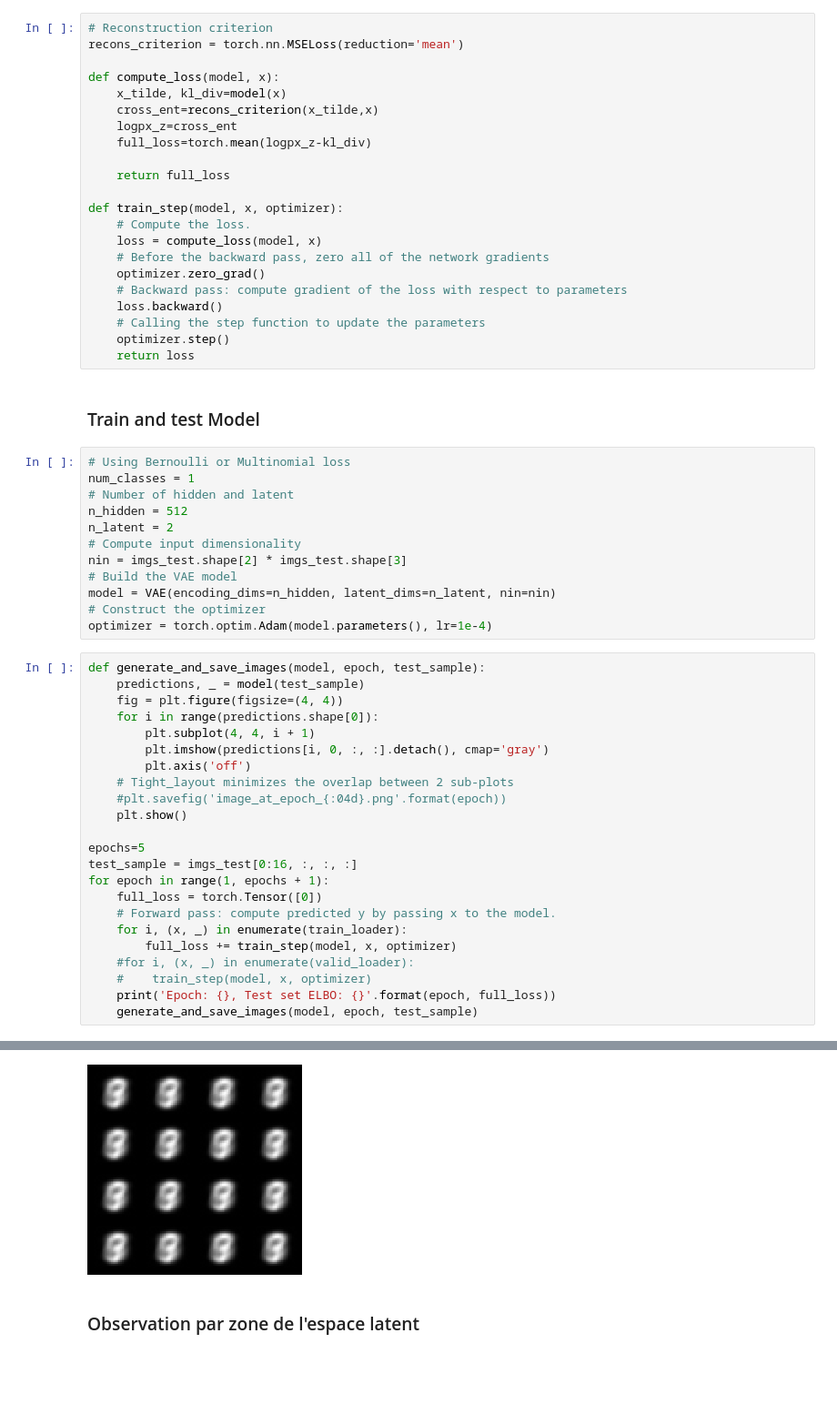
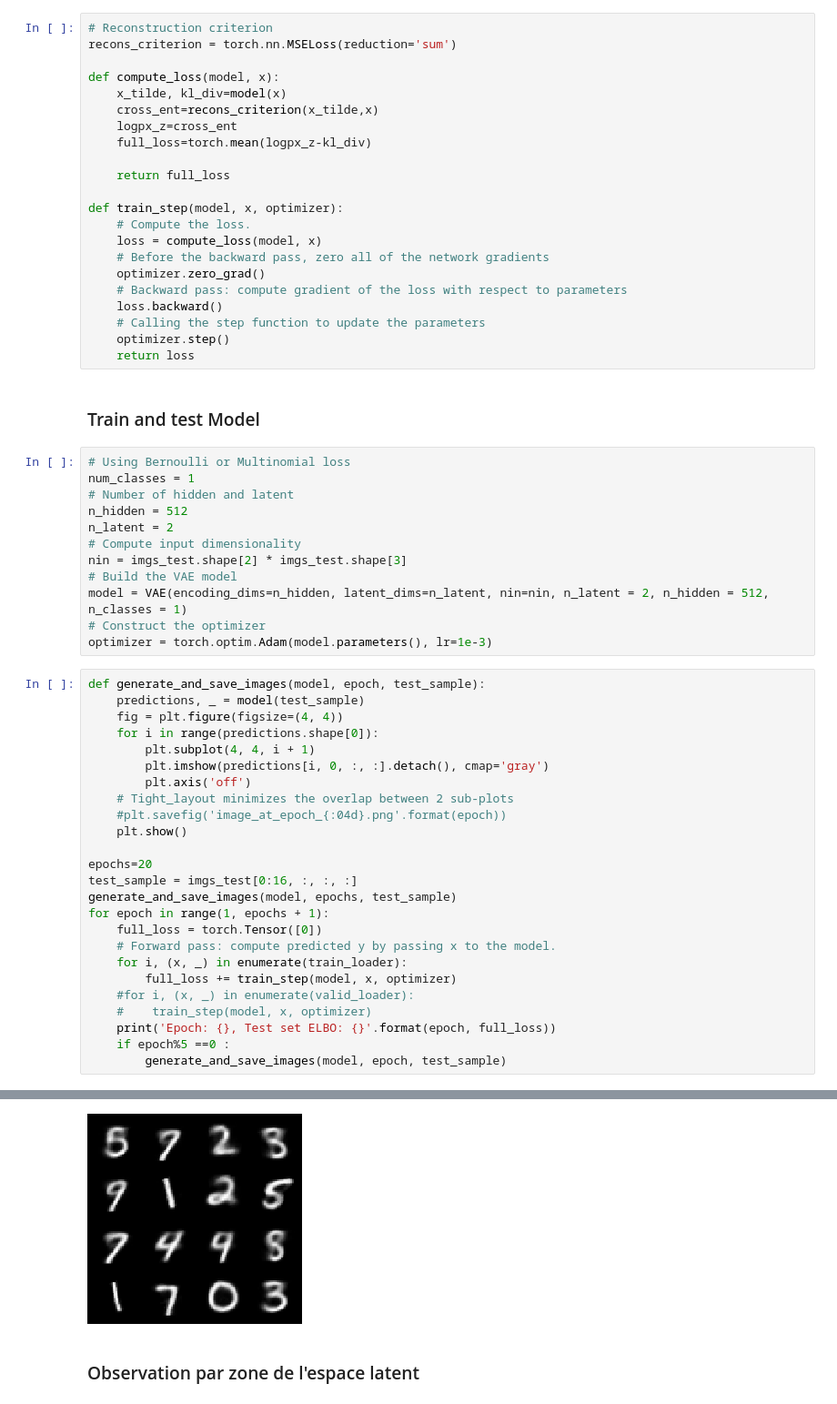
Before and after one commit to ArganVerrier/Learning-controls-and-interactions-for-DDSP, a Jupyter notebook: VAE_groupe-Copy1.ipynb, the cells around one changed output, grey strips where cells are left out. Shown at 91% size. Cells and saved outputs as stored; diff of their text form; blank space fills up the shorter version.

```diff
--- a/VAE_groupe-Copy1.ipynb
+++ b/VAE_groupe-Copy1.ipynb
@@ -185,7 +184,7 @@ def construct_encoder_decoder(nin, n_latent = 16, n_hidden = 512, n_classes = 1)
 '\ndef construct_encoder_decoder(nin, n_latent = 16, n_hidden = 512, n_classes = 1):\n    # Encoder network\n    encoder = nn.Sequential(\n          nn.Flatten(),\n          nn.Linear(nin, n_hidden),  ...
 # %%
 # Reconstruction criterion
-recons_criterion = torch.nn.MSELoss(reduction='mean')
+recons_criterion = torch.nn.MSELoss(reduction='sum')
 
 def compute_loss(model, x):
     x_tilde, kl_div=model(x)
@@ -216,9 +215,9 @@ n_latent = 2
 # Compute input dimensionality
 nin = imgs_test.shape[2] * imgs_test.shape[3]
 # Build the VAE model
-model = VAE(encoding_dims=n_hidden, latent_dims=n_latent, nin=nin)
+model = VAE(encoding_dims=n_hidden, latent_dims=n_latent, nin=nin, n_latent = 2, n_hidden = 512, n_classes = 1)
 # Construct the optimizer
-optimizer = torch.optim.Adam(model.parameters(), lr=1e-4)
+optimizer = torch.optim.Adam(model.parameters(), lr=1e-3)
 # %%
 def generate_and_save_images(model, epoch, test_sample):
     predictions, _ = model(test_sample)
@@ -231,8 +230,9 @@ def generate_and_save_images(model, epoch, test_sample):
     #plt.savefig('image_at_epoch_{:04d}.png'.format(epoch))
     plt.show()
 
-epochs=5
+epochs=20
 test_sample = imgs_test[0:16, :, :, :]
+generate_and_save_images(model, epochs, test_sample)
 for epoch in range(1, epochs + 1):
     full_loss = torch.Tensor([0])
     # Forward pass: compute predicted y by passing x to the model.
@@ -241,5 +241,6 @@ for epoch in range(1, epochs + 1):
     #for i, (x, _) in enumerate(valid_loader):
     #    train_step(model, x, optimizer)
     print('Epoch: {}, Test set ELBO: {}'.format(epoch, full_loss))
-    generate_and_save_images(model, epoch, test_sample)
+    if epoch%5 ==0 :
+        generate_and_save_images(model, epoch, test_sample)
 # %% [output]
@@ -255,4 +271,4 @@ Epoch: 5, Test set ELBO: tensor([15.8161], grad_fn=<AddBackward0>)
-[figure, old version]
+[figure, new version]
 # %% [markdown]
 ### Observation par zone de l'espace latent
 # %%
```
Also changed, not shown: parts of 4 cells of this notebook.
